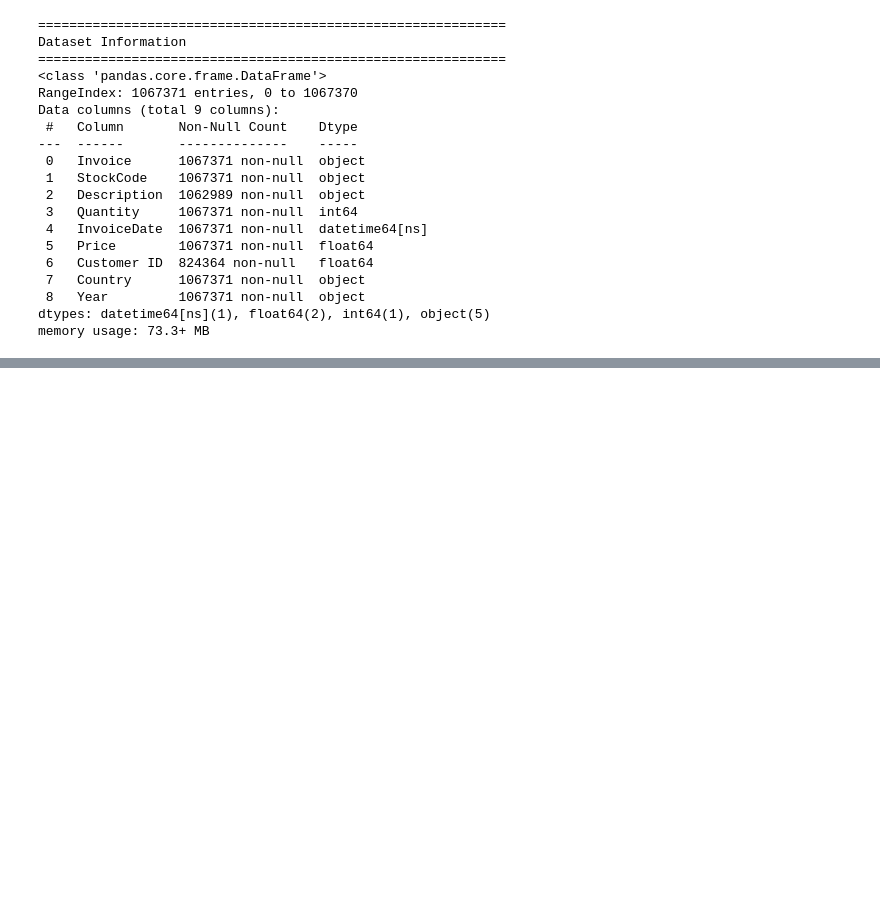
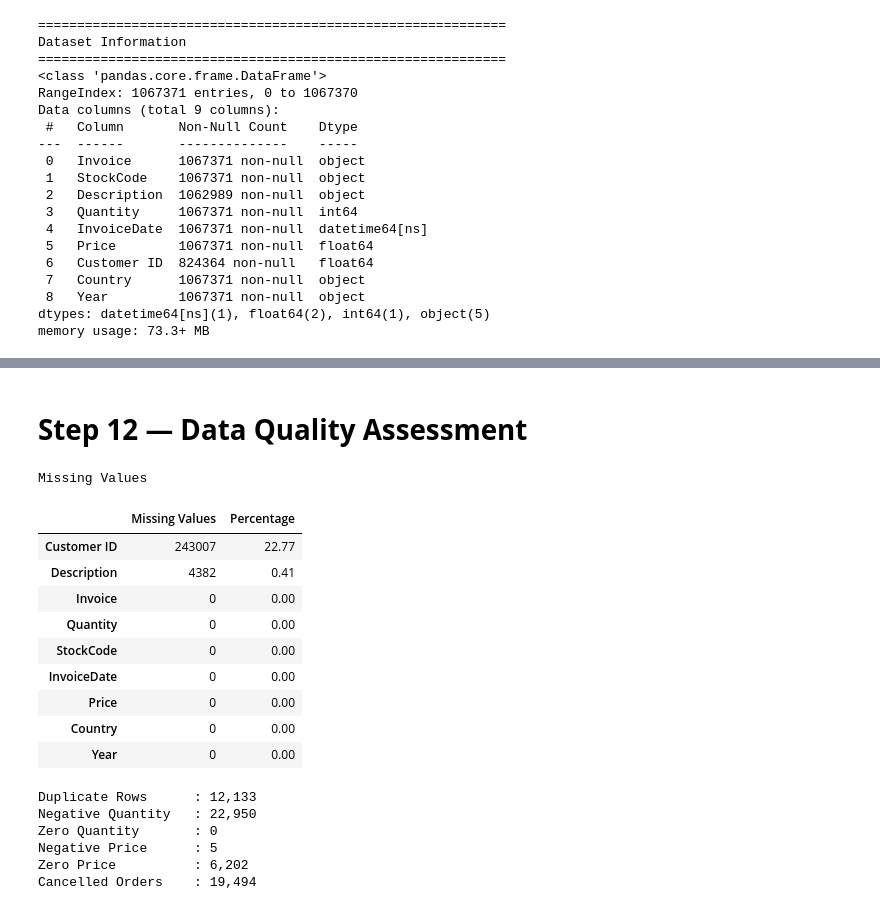
Before and after one commit to AiWriter404/retail-sales-data-cleaning-visualization, a Jupyter notebook: retail-sales-data-cleaning-visualization.ipynb, the cells around one changed output, grey strips where cells are left out. Drawn from its saved outputs; the diff is of its cells as text; code cells hidden in the pictures; blank space fills up the shorter version.

Commit message:
Kaggle Notebook | retail-sales-data-cleaning-visualization | Version 8

```diff
--- a/retail-sales-data-cleaning-visualization.ipynb
+++ b/retail-sales-data-cleaning-visualization.ipynb
@@ -252,0 +268,36 @@ memory usage: 73.3+ MB
+# %% [markdown]
+# **Step 12 — Data Quality Assessment**
+# %%
+# Missing Values
+missing = pd.DataFrame({
+    "Missing Values": df.isnull().sum(),
+    "Percentage": (df.isnull().sum() / len(df) * 100).round(2)
+}).sort_values("Missing Values", ascending=False)
+
+print("Missing Values")
+display(missing)
+
+print(f"\nDuplicate Rows      : {df.duplicated().sum():,}")
+print(f"Negative Quantity   : {(df['Quantity'] < 0).sum():,}")
+print(f"Zero Quantity       : {(df['Quantity'] == 0).sum():,}")
+print(f"Negative Price      : {(df['Price'] < 0).sum():,}")
+print(f"Zero Price          : {(df['Price'] == 0).sum():,}")
+print(f"Cancelled Orders    : {df['Invoice'].astype(str).str.startswith('C').sum():,}")
+# %% [output]
+Missing Values
+|  | Missing Values | Percentage |
+| Customer ID | 243007 | 22.77 |
+| Description | 4382 | 0.41 |
+| Invoice | 0 | 0.00 |
+| Quantity | 0 | 0.00 |
+| StockCode | 0 | 0.00 |
+| InvoiceDate | 0 | 0.00 |
+| Price | 0 | 0.00 |
+| Country | 0 | 0.00 |
+| Year | 0 | 0.00 |
+Duplicate Rows      : 12,133
+Negative Quantity   : 22,950
+Zero Quantity       : 0
+Negative Price      : 5
+Zero Price          : 6,202
+Cancelled Orders    : 19,494
```
Also changed, not shown: parts of 5 cells of this notebook.
